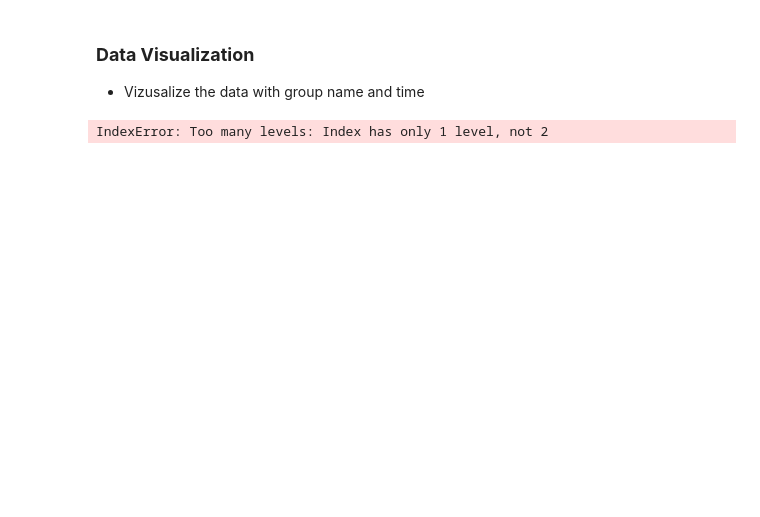
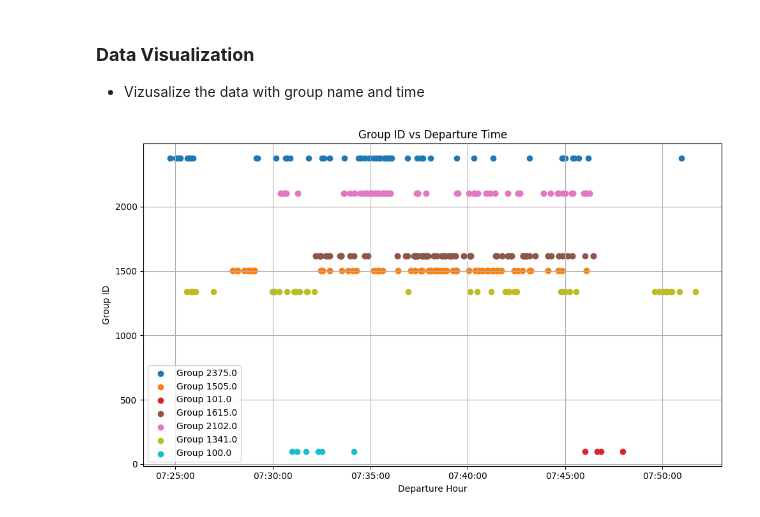
Before and after one commit to wyang8123/Bus-Data-Project, a Jupyter notebook: AIDataAnalysis.ipynb, the cells around one changed output. Drawn from its saved outputs; the diff is of its cells as text; code cells hidden in the pictures; blank space fills up the shorter version.

Commit message:
Finished data vizualization and data segmentation

```diff
--- a/AIDataAnalysis.ipynb
+++ b/AIDataAnalysis.ipynb
@@ -39,0 +45,7 @@ print(testing_dataset.head())
+# %%
+filtered_training_data = training_dataset[training_dataset["dayofweek"].apply(lambda x: x in "MWF")]
+filtered_training_data = filtered_training_data[filtered_training_data["Sequence"] == "05:00:00 - 07:45:00"]
+filtered_training_data = filtered_training_data[filtered_training_data["Type Time"].apply(lambda x : x in "depart")]
+#filtered_training_data = filtered_training_data.loc[filtered_training_data["group_id"] == 2375.0]
+filtered_training_data.to_csv("G:\\My Drive\\Fall 2023\\TIM 147\\Bus-Data-Project\\output.csv", index=False, header=True)
+print(filtered_training_data)
@@ -40,8 +70,31 @@ print(testing_dataset.head())
 # %% [markdown]
 ### **Data Visualization**
 - Vizusalize the data with group name and time
-# %%
-#"listofgroupstosearch":["2300_to_bayhi", "mrnlab_to_2300", "2300_to_mrnlab", "bayhi_to_2300", "oakes_to_bayhi", "oakes_to_wrm", "scihl_to_oakes","cowste_to_scihl", "erm_to_cowste", "bayhi_to_cowste", "cowste_to_bayhi", "cowste_to_erm", "scihl_to_cowste"]
-training_dataset.loc[training_dataset["Group_Name"] == "oakes_to_bayhi"]
-# %% [output]
-IndexError: Too many levels: Index has only 1 level, not 2
+# %%
+import matplotlib.pyplot as plt
+x = filtered_training_data["group_id"]
+y = pd.to_datetime(filtered_training_data["depart_time"])
+y = y.apply(lambda x: x.replace(year=1990, month=1, day=1))
+
+#print(y)
+unique_group_ids = x.unique()
+colors = plt.cm.get_cmap('tab10', len(unique_group_ids))  # Use a colormap for distinct colors
+
+# Create a scatter plot with different colors for each group_id
+plt.figure(figsize=(10, 6))  # Set the figure size
+for i, group_id in enumerate(unique_group_ids):
+    group_y = y[x == group_id]
+    group_x = x[x == group_id]
+    plt.scatter(group_y, group_x, marker='o', label=f'Group {group_id}', color=colors(i))
+
+plt.xlabel('Departure Hour')
+plt.ylabel('Group ID')
+plt.title('Group ID vs Departure Time')
+plt.gca().xaxis.set_major_formatter(plt.matplotlib.dates.DateFormatter('%H:%M:%S'))
+
+plt.grid(True)
+plt.legend()
+plt.tight_layout()
+plt.show()
+# %% [output]
+[figure, added]
```
Also changed, not shown: parts of 4 cells of this notebook, 1 other file.
